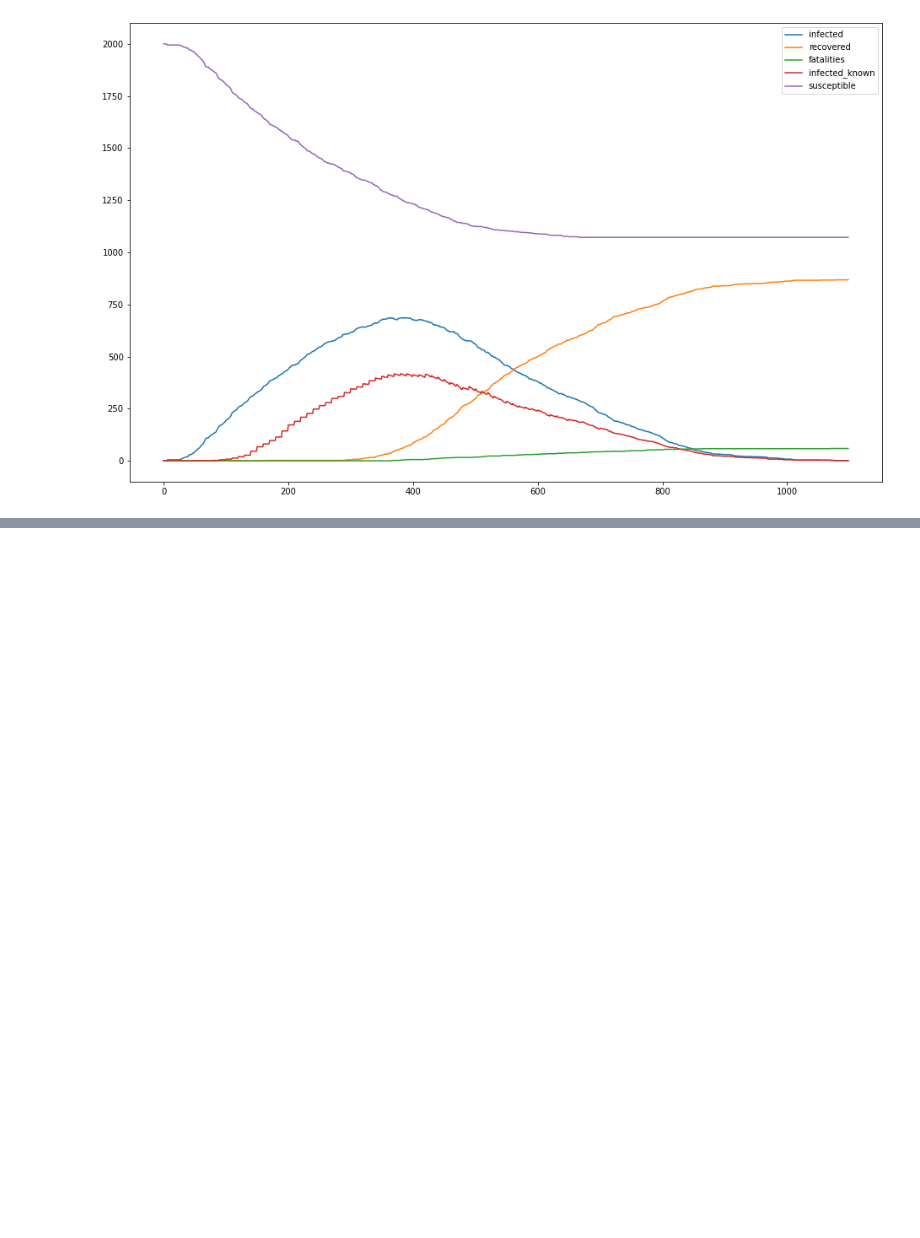
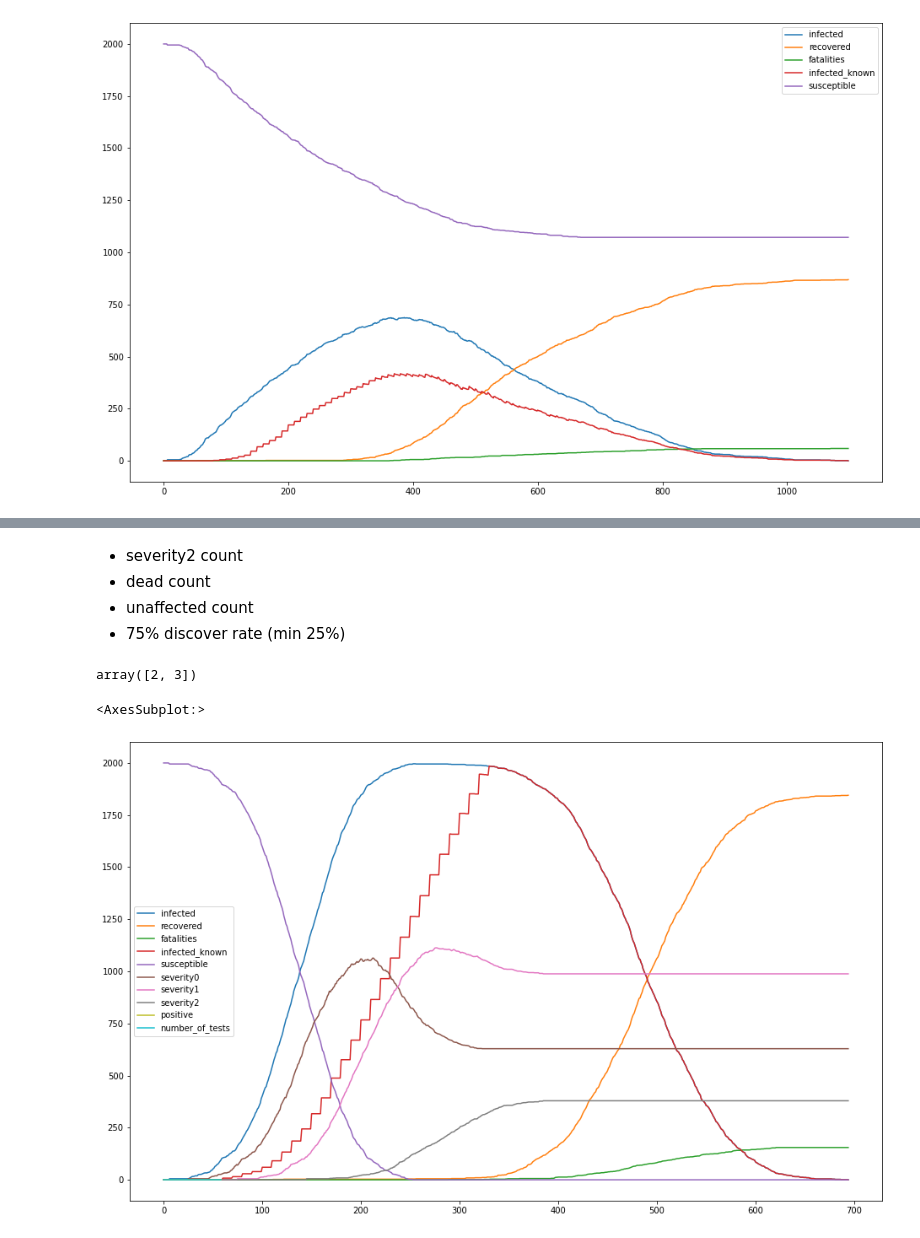
Before and after one commit to kaskadz/python_corona_simulation, a Jupyter notebook: Visualization.ipynb, the cells around one changed output, grey strips where cells are left out. Saved outputs shown, nothing was run; the diff lists cells and outputs as text; code cells hidden in the pictures; blank space fills up the shorter version.

```diff
--- a/Visualization.ipynb
+++ b/Visualization.ipynb
@@ -67,0 +133,15 @@ print_summary('1613818803')
+# %% [markdown]
+- severity2 count
+- dead count
+- unaffected count
+- 75% discover rate (min 25%)
+# %%
+np.array([1,2,3])[[1,2]]
+# %% [output]
+array([2, 3])
+# %%
+df = load_data('1613838353')
+df.plot(figsize=(16,10))
+# %% [output]
+<AxesSubplot:>
+[figure, added]
```
Also changed, not shown: parts of 19 cells of this notebook, 4 other files.
